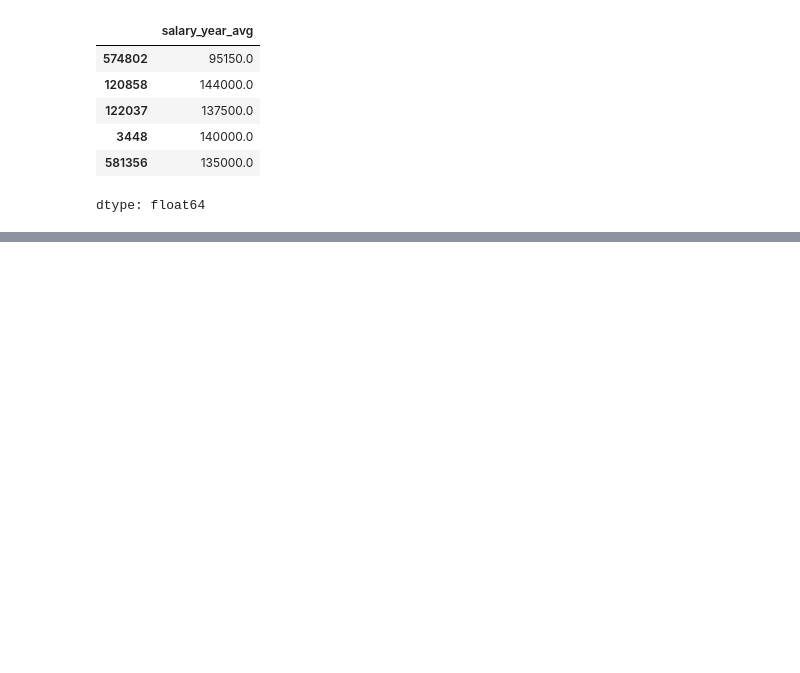
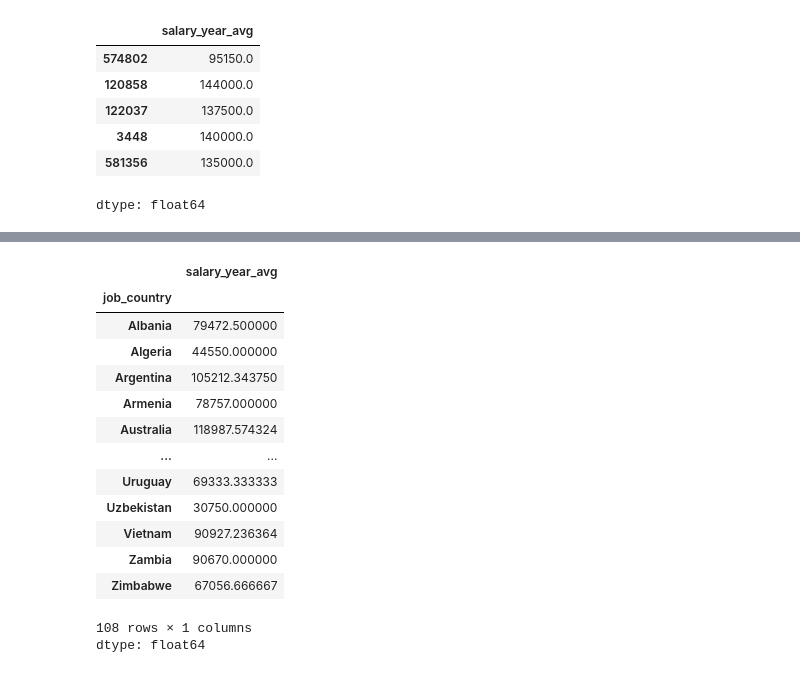
Before and after one commit to Shubham11122/Python-practice, a Jupyter notebook: 4_Problems/1_23_Pandas Intro.ipynb, the cells around one changed output, grey strips where cells are left out. Cells and saved outputs as stored; diff of their text form; code cells hidden in the pictures; blank space fills up the shorter version.

```diff
--- a/4_Problems/1_23_Pandas Intro.ipynb
+++ b/4_Problems/1_23_Pandas Intro.ipynb
@@ -681,0 +830,18 @@ dtype: float64
+# %%
+df.groupby('job_country')['salary_year_avg'].mean()
+# %% [output]
+|  | salary_year_avg |
+| job_country |  |
+| Albania | 79472.500000 |
+| Algeria | 44550.000000 |
+| Argentina | 105212.343750 |
+| Armenia | 78757.000000 |
+| Australia | 118987.574324 |
+| ... | ... |
+| Uruguay | 69333.333333 |
+| Uzbekistan | 30750.000000 |
+| Vietnam | 90927.236364 |
+| Zambia | 90670.000000 |
+| Zimbabwe | 67056.666667 |
+108 rows × 1 columns
+dtype: float64
```
Also changed, not shown: parts of 17 cells of this notebook.
